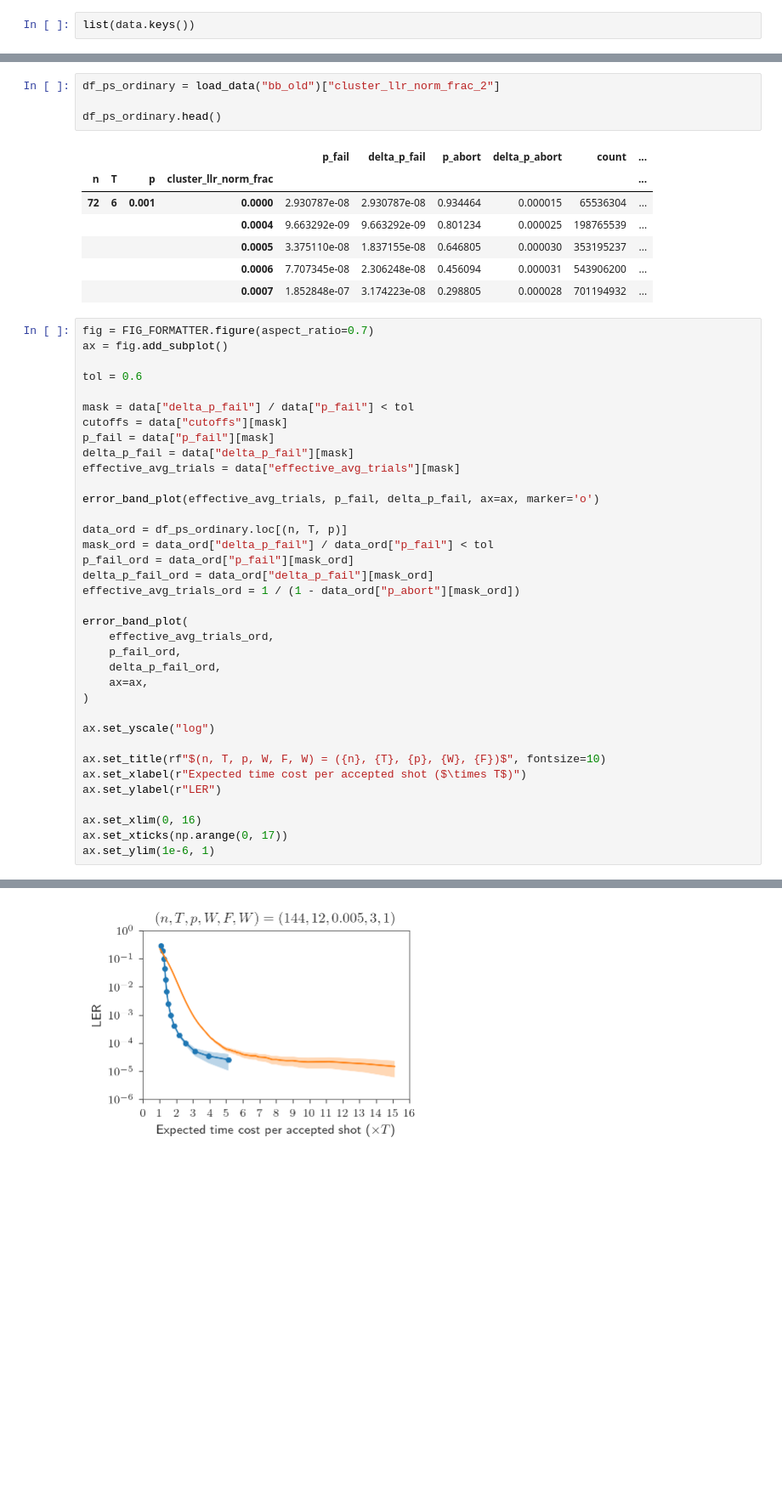
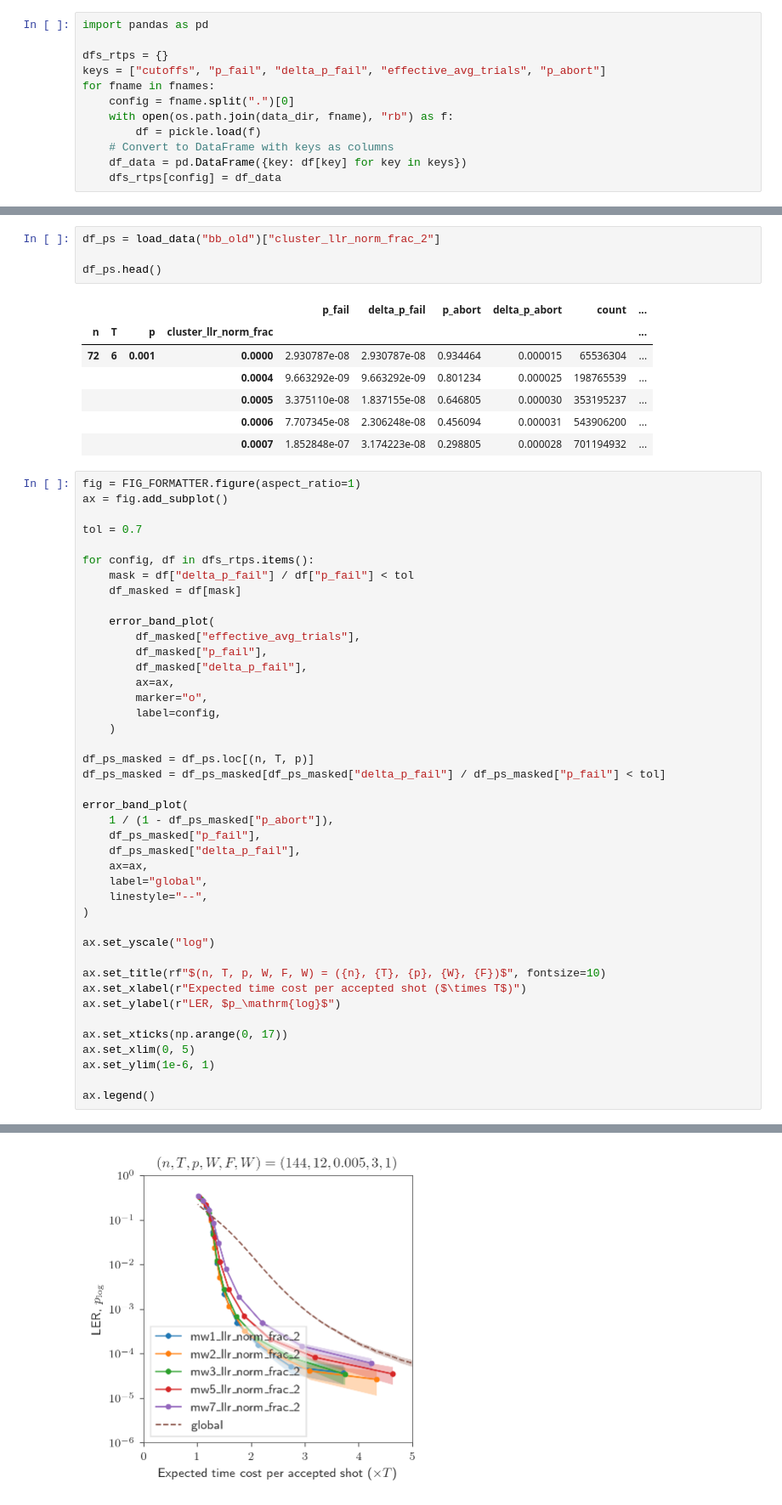
Before and after one commit to seokhyung-lee/ldpc-post-selection, a Jupyter notebook: simulations/analysis/notebooks/sliding_window_analysis.ipynb, the cells around one changed output, grey strips where cells are left out. Shown at 85% size. Cells and saved outputs as stored; diff of their text form; blank space fills up the shorter version.

```diff
--- a/simulations/analysis/notebooks/sliding_window_analysis.ipynb
+++ b/simulations/analysis/notebooks/sliding_window_analysis.ipynb
@@ -309,2 +312,12 @@ with open(data_path, "rb") as f:
 # %%
-list(data.keys())
+import pandas as pd
+
+dfs_rtps = {}
+keys = ["cutoffs", "p_fail", "delta_p_fail", "effective_avg_trials", "p_abort"]
+for fname in fnames:
+    config = fname.split(".")[0]
+    with open(os.path.join(data_dir, fname), "rb") as f:
+        df = pickle.load(f)
+    # Convert to DataFrame with keys as columns
+    df_data = pd.DataFrame({key: df[key] for key in keys})
+    dfs_rtps[config] = df_data
@@ -374,7 +333,7 @@ ax1.set_xlim(1e-3, 0.1)
 # %%
-df_ps_ordinary = load_data("bb_old")["cluster_llr_norm_frac_2"]
+df_ps = load_data("bb_old")["cluster_llr_norm_frac_2"]
 
-df_ps_ordinary.head()
+df_ps.head()
 # %% [output]
 |  |  |  |  | p_fail | delta_p_fail | p_abort | delta_p_abort | count | ... |
 | n | T | p | cluster_llr_norm_frac |  |  |  |  |  | ... |
@@ -384,39 +343,45 @@ df_ps_ordinary.head()
 |  |  |  | 0.0006 | 7.707345e-08 | 2.306248e-08 | 0.456094 | 0.000031 | 543906200 | ... |
 |  |  |  | 0.0007 | 1.852848e-07 | 3.174223e-08 | 0.298805 | 0.000028 | 701194932 | ... |
 # %%
-fig = FIG_FORMATTER.figure(aspect_ratio=0.7)
+fig = FIG_FORMATTER.figure(aspect_ratio=1)
 ax = fig.add_subplot()
 
-tol = 0.6
+tol = 0.7
 
-mask = data["delta_p_fail"] / data["p_fail"] < tol
-cutoffs = data["cutoffs"][mask]
-p_fail = data["p_fail"][mask]
-delta_p_fail = data["delta_p_fail"][mask]
-effective_avg_trials = data["effective_avg_trials"][mask]
+for config, df in dfs_rtps.items():
+    mask = df["delta_p_fail"] / df["p_fail"] < tol
+    df_masked = df[mask]
 
-error_band_plot(effective_avg_trials, p_fail, delta_p_fail, ax=ax, marker='o')
+    error_band_plot(
+        df_masked["effective_avg_trials"],
+        df_masked["p_fail"],
+        df_masked["delta_p_fail"],
+        ax=ax,
+        marker="o",
+        label=config,
+    )
 
-data_ord = df_ps_ordinary.loc[(n, T, p)]
-mask_ord = data_ord["delta_p_fail"] / data_ord["p_fail"] < tol
-p_fail_ord = data_ord["p_fail"][mask_ord]
-delta_p_fail_ord = data_ord["delta_p_fail"][mask_ord]
-effective_avg_trials_ord = 1 / (1 - data_ord["p_abort"][mask_ord])
+df_ps_masked = df_ps.loc[(n, T, p)]
+df_ps_masked = df_ps_masked[df_ps_masked["delta_p_fail"] / df_ps_masked["p_fail"] < tol]
 
 error_band_plot(
-    effective_avg_trials_ord,
-    p_fail_ord,
-    delta_p_fail_ord,
+    1 / (1 - df_ps_masked["p_abort"]),
+    df_ps_masked["p_fail"],
+    df_ps_masked["delta_p_fail"],
     ax=ax,
+    label="global",
+    linestyle="--",
 )
 
 ax.set_yscale("log")
 
 ax.set_title(rf"$(n, T, p, W, F, W) = ({n}, {T}, {p}, {W}, {F})$", fontsize=10)
 ax.set_xlabel(r"Expected time cost per accepted shot ($\times T$)")
-ax.set_ylabel(r"LER")
+ax.set_ylabel(r"LER, $p_\mathrm{log}$")
 
-ax.set_xlim(0, 16)
 ax.set_xticks(np.arange(0, 17))
+ax.set_xlim(0, 5)
 ax.set_ylim(1e-6, 1)
+
+ax.legend()
 # %% [output]
@@ -424,2 +389,2 @@ ax.set_ylim(1e-6, 1)
-[figure, old version]
+[figure, new version]
 # %%
```
Also changed, not shown: parts of 9 cells of this notebook, 3 other files.
